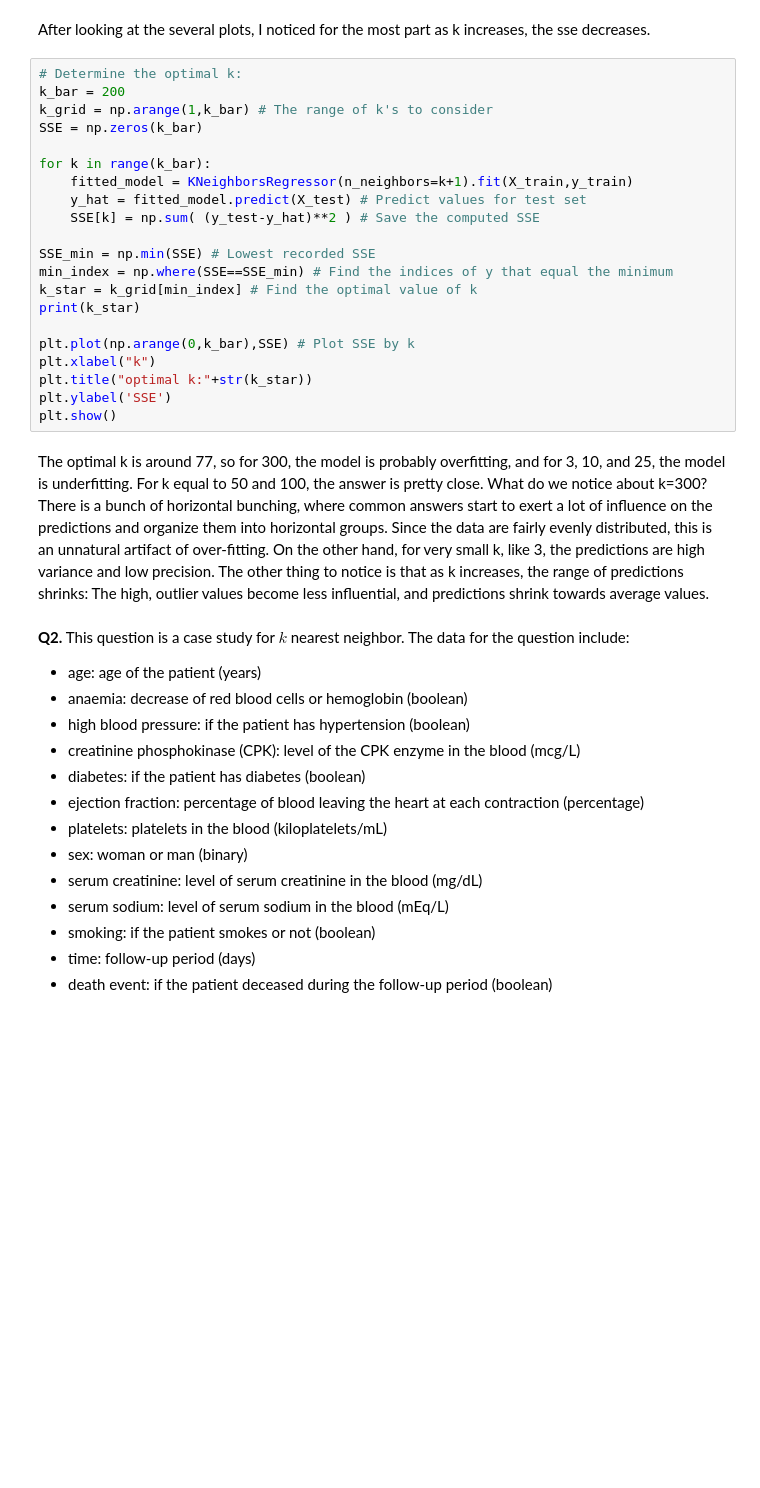
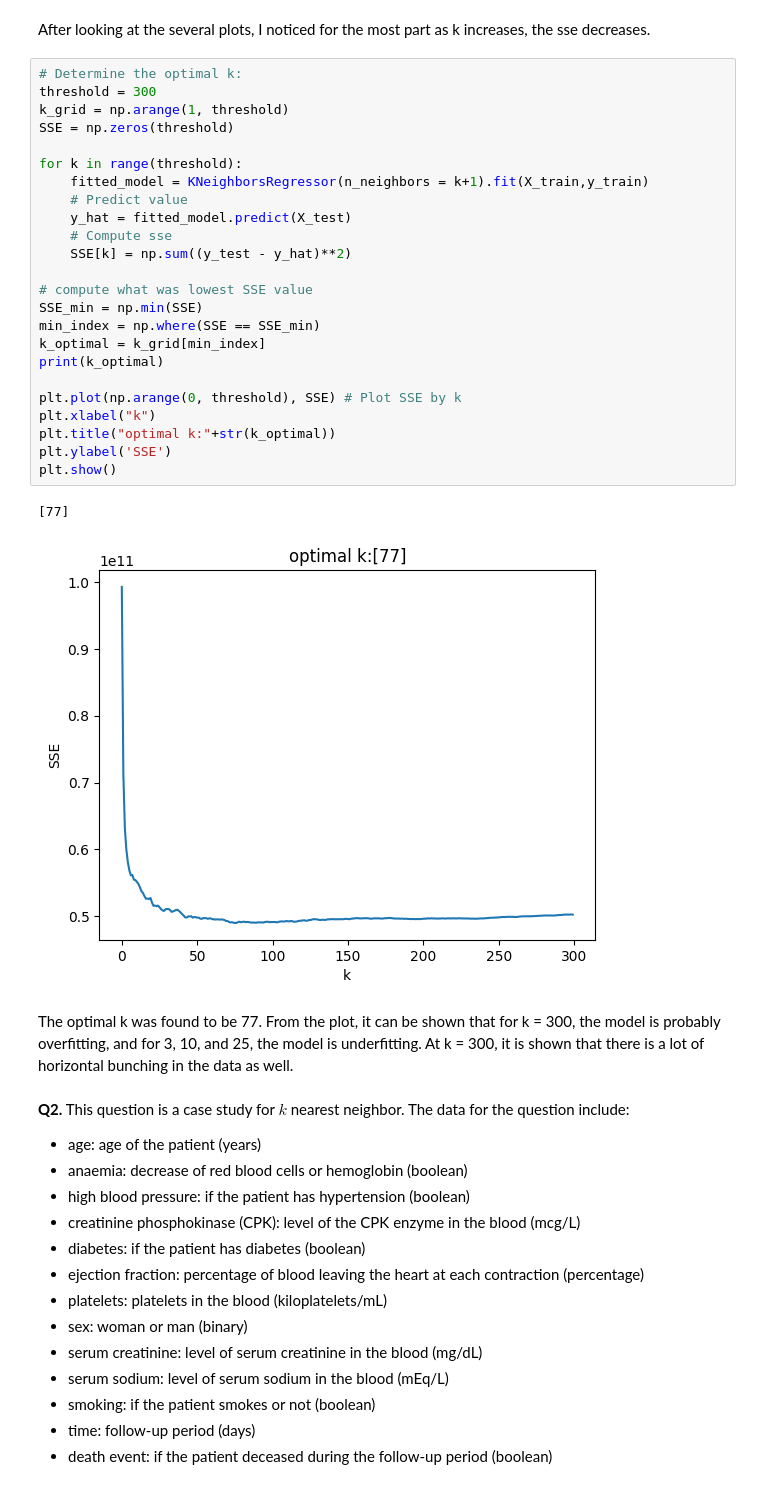
Before and after one commit to hmz4kf/knn, a Jupyter notebook: assignment_knn.ipynb, the cells around one changed output. Drawn from its saved outputs; the diff is of its cells as text; blank space fills up the shorter version.

```diff
--- a/assignment_knn.ipynb
+++ b/assignment_knn.ipynb
@@ -92,27 +92,33 @@ for k in [3,10,25,50,100,300]:
 After looking at the several plots, I noticed for the most part as k increases, the sse decreases.
 # %%
 # Determine the optimal k:
-k_bar = 200
-k_grid = np.arange(1,k_bar) # The range of k's to consider
-SSE = np.zeros(k_bar)
+threshold = 300
+k_grid = np.arange(1, threshold)
+SSE = np.zeros(threshold)
 
-for k in range(k_bar):
-    fitted_model = KNeighborsRegressor(n_neighbors=k+1).fit(X_train,y_train)
-    y_hat = fitted_model.predict(X_test) # Predict values for test set
-    SSE[k] = np.sum( (y_test-y_hat)**2 ) # Save the computed SSE
+for k in range(threshold):
+    fitted_model = KNeighborsRegressor(n_neighbors = k+1).fit(X_train,y_train)
+    # Predict value
+    y_hat = fitted_model.predict(X_test)
+    # Compute sse
+    SSE[k] = np.sum((y_test - y_hat)**2)
 
-SSE_min = np.min(SSE) # Lowest recorded SSE
-min_index = np.where(SSE==SSE_min) # Find the indices of y that equal the minimum
-k_star = k_grid[min_index] # Find the optimal value of k
-print(k_star)
+# compute what was lowest SSE value
+SSE_min = np.min(SSE)
+min_index = np.where(SSE == SSE_min)
+k_optimal = k_grid[min_index]
+print(k_optimal)
 
-plt.plot(np.arange(0,k_bar),SSE) # Plot SSE by k
+plt.plot(np.arange(0, threshold), SSE) # Plot SSE by k
 plt.xlabel("k")
-plt.title("optimal k:"+str(k_star))
+plt.title("optimal k:"+str(k_optimal))
 plt.ylabel('SSE')
 plt.show()
+# %% [output]
+[77]
+[figure, added]
 # %% [markdown]
-The optimal k is around 77, so for 300, the model is probably overfitting, and for 3, 10, and 25, the model is underfitting. For k equal to 50 and 100, the answer is pretty close. What do we notice about k=300? There is a bunch of horizontal bunching, where common answers start to exert a lot of influence on the predictions and organize them into horizontal groups. Since the data are fairly evenly distributed, this is an unnatural artifact of over-fitting. On the other hand, for very small k, like 3, the predictions are high variance and low precision. The other thing to notice is that as k increases, the range of predictions shrinks: The high, outlier values become less influential, and predictions shrink towards average values.
+The optimal k was found to be 77. From the plot, it can be shown that for k = 300, the model is probably overfitting, and for 3, 10, and 25, the model is underfitting. At k = 300, it is shown that there is a lot of horizontal bunching in the data as well.
 # %% [markdown]
 **Q2.** This question is a case study for $k$ nearest neighbor. The data for the question include:
 
```
